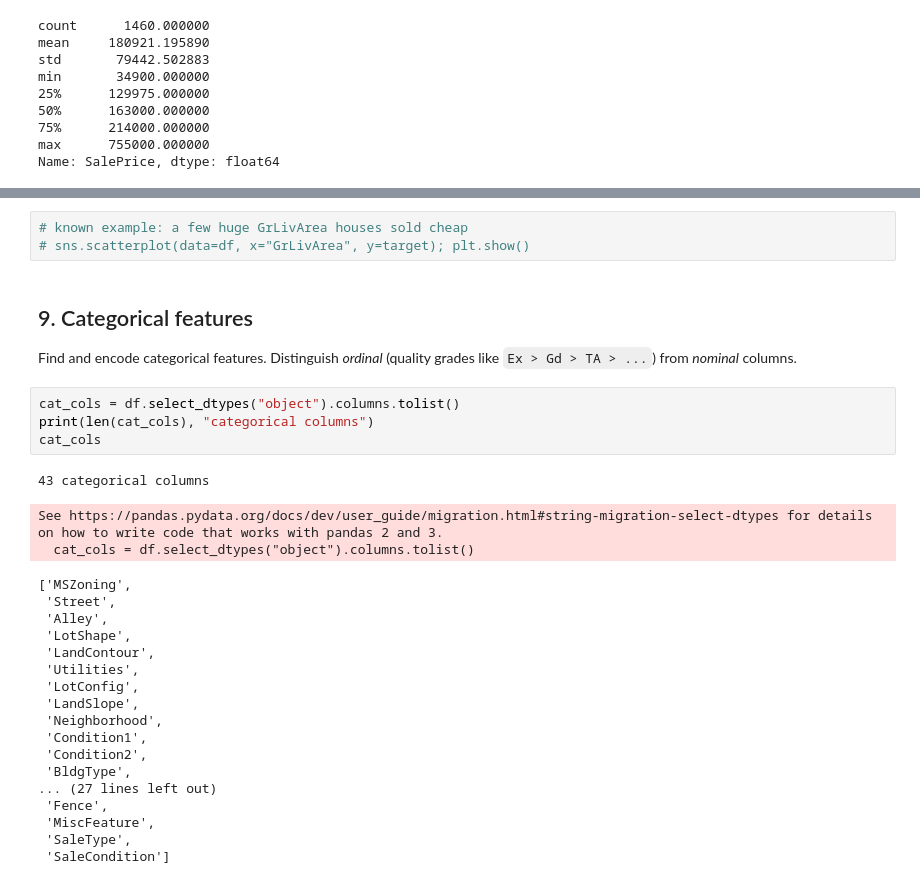
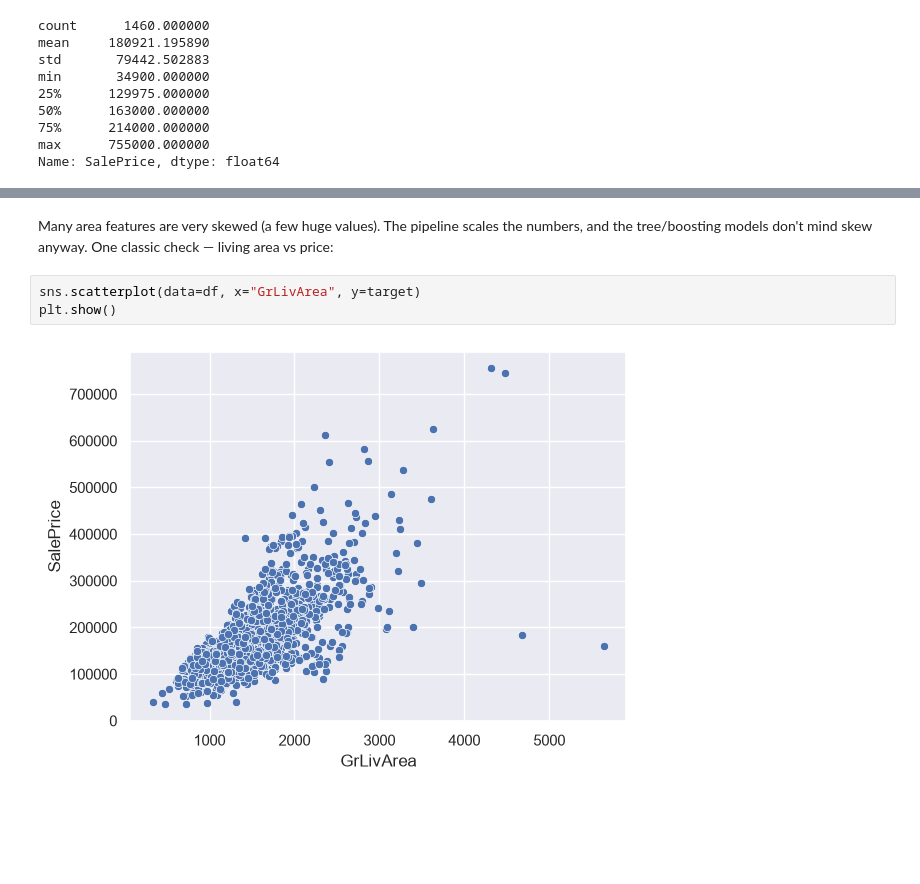
Before and after one commit to oozywaters/kaggle-house-prices, a Jupyter notebook: notebooks/eda.ipynb, the cells around one changed output, grey strips where cells are left out. Drawn from its saved outputs; the diff is of its cells as text; blank space fills up the shorter version.

```diff
--- a/notebooks/eda.ipynb
+++ b/notebooks/eda.ipynb
@@ -312,32 +265,7 @@ Inspect suspicious points against domain knowledge before deciding to cap, round
+# %% [markdown]
+Many area features are very skewed (a few huge values). The pipeline scales the numbers, and the tree/boosting models don't mind skew anyway. One classic check — living area vs price:
 # %%
-# known example: a few huge GrLivArea houses sold cheap
-# sns.scatterplot(data=df, x="GrLivArea", y=target); plt.show()
+sns.scatterplot(data=df, x="GrLivArea", y=target)
+plt.show()
+# %% [output]
+[figure, added]
-# %% [markdown]
-## 9. Categorical features
-
-Find and encode categorical features. Distinguish *ordinal* (quality grades like `Ex > Gd > TA > ...`) from *nominal* columns.
-# %%
-cat_cols = df.select_dtypes("object").columns.tolist()
-print(len(cat_cols), "categorical columns")
-cat_cols
-# %% [output]
-43 categorical columns
-See https://pandas.pydata.org/docs/dev/user_guide/migration.html#string-migration-select-dtypes for details on how to write code that works with pandas 2 and 3.
-  cat_cols = df.select_dtypes("object").columns.tolist()
-['MSZoning',
- 'Street',
- 'Alley',
- 'LotShape',
- 'LandContour',
- 'Utilities',
- 'LotConfig',
- 'LandSlope',
- 'Neighborhood',
- 'Condition1',
- 'Condition2',
- 'BldgType',
-... (27 lines left out)
- 'Fence',
- 'MiscFeature',
- 'SaleType',
- 'SaleCondition']
```
Also changed, not shown: parts of 58 cells of this notebook.
